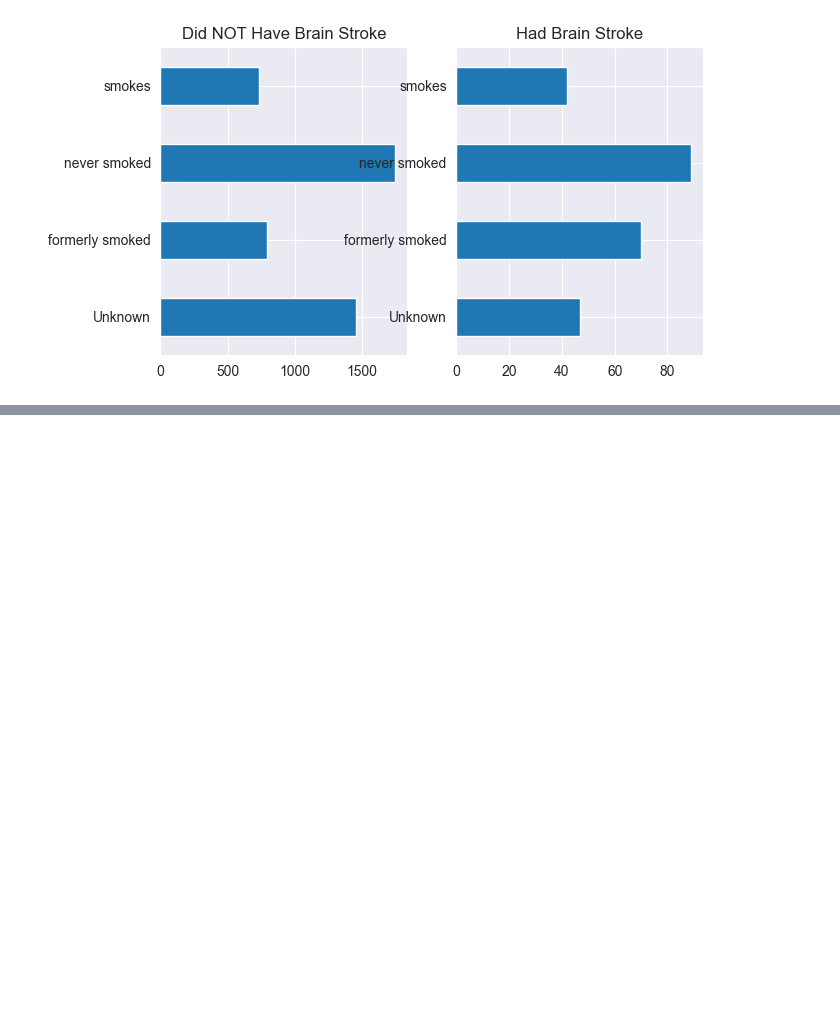
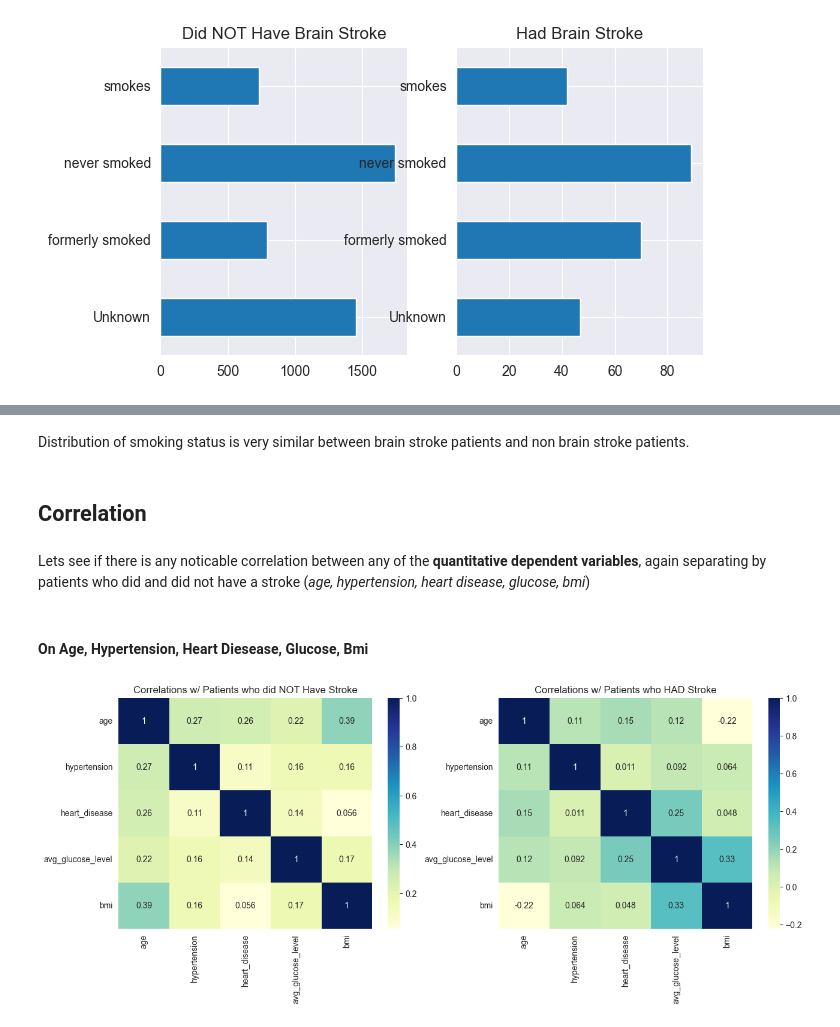
Before and after one commit to leena-kang/brain_stroke_EDA, a Jupyter notebook: Stroke EDA.ipynb, the cells around one changed output, grey strips where cells are left out. Cells and saved outputs as stored; diff of their text form; code cells hidden in the pictures; blank space fills up the shorter version.

```diff
--- a/Stroke EDA.ipynb
+++ b/Stroke EDA.ipynb
@@ -555,0 +618,25 @@ Distribution of smoking status is very similar between brain stroke patients and
+# %% [markdown]
+Distribution of smoking status is very similar between brain stroke patients and non brain stroke patients.
+# %% [markdown]
+## Correlation
+# %% [markdown]
+Lets see if there is any noticable correlation between any of the **quantitative dependent variables**, again separating by patients who did and did not have a stroke (*age, hypertension, heart disease, glucose, bmi*)
+# %% [markdown]
+#### On Age, Hypertension, Heart Diesease, Glucose, Bmi
+# %%
+corr_no_bs = no_bs[['age', 'hypertension', 'heart_disease', 'avg_glucose_level', 'bmi']]
+corr_bs = bs[['age', 'hypertension', 'heart_disease', 'avg_glucose_level', 'bmi']]
+# %%
+plt.figure(figsize=(15,5))
+
+plt.subplot(1,2,1)
+sns.heatmap(corr_no_bs.corr(),cmap='YlGnBu', annot=True)
+plt.title('Correlations w/ Patients who did NOT Have Stroke')
+
+plt.subplot(1,2,2)
+sns.heatmap(corr_bs.corr(),cmap='YlGnBu', annot=True)
+plt.title('Correlations w/ Patients who HAD Stroke')
+
+plt.show()
+# %% [output]
+[figure, added]
```
Also changed, not shown: parts of 54 cells of this notebook.
